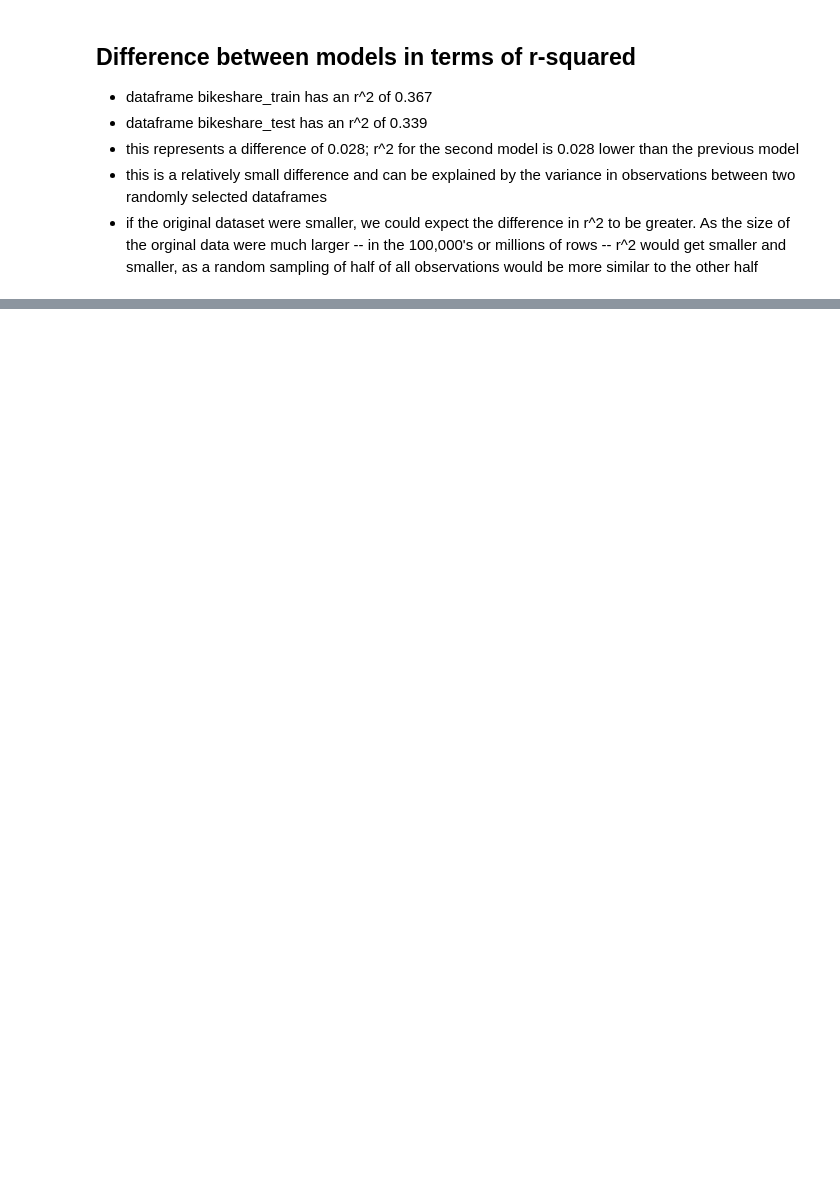
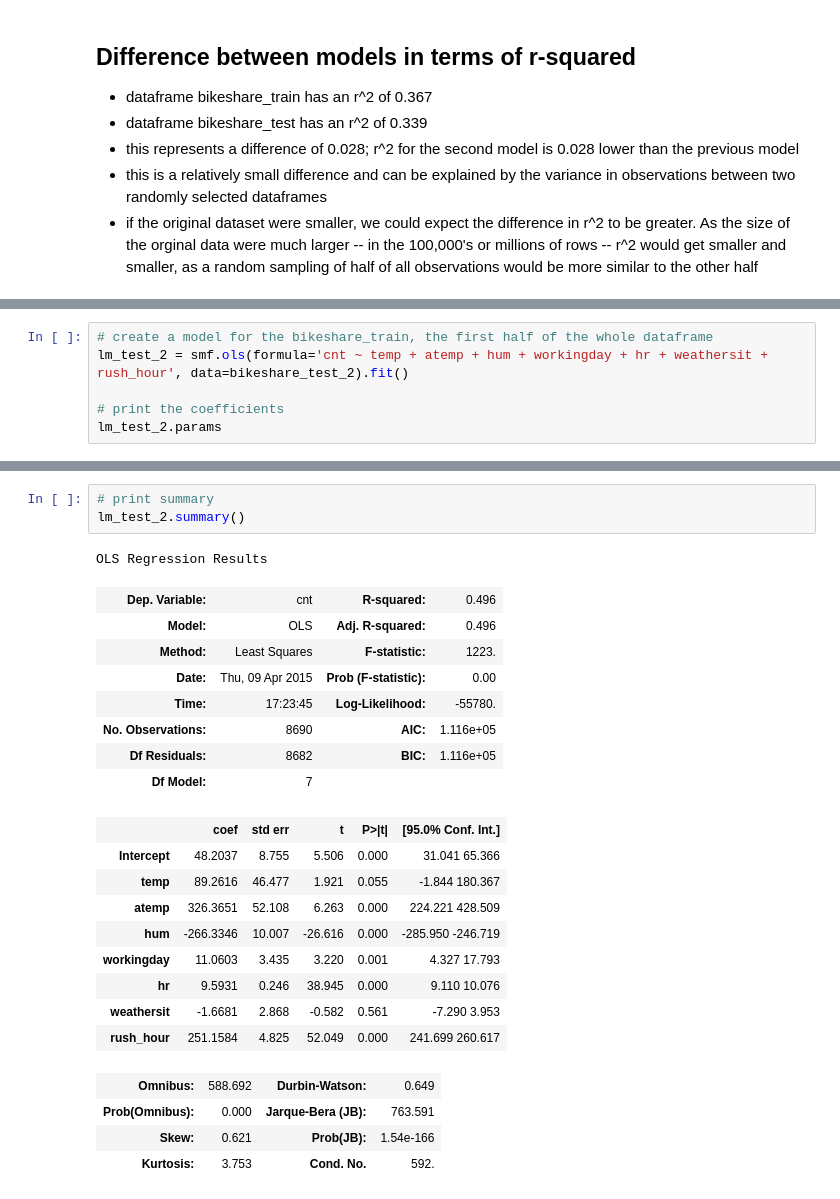
Before and after one commit to williamsnichols/DAT_20_Students, a Jupyter notebook: williamsnichols/Assignment5.ipynb, the cells around one changed output, grey strips where cells are left out. Drawn from its saved outputs; the diff is of its cells as text; blank space fills up the shorter version.

```diff
--- a/williamsnichols/Assignment5.ipynb
+++ b/williamsnichols/Assignment5.ipynb
@@ -123,0 +303,6 @@ data.head()
+# %%
+# create a model for the bikeshare_train, the first half of the whole dataframe
+lm_test_2 = smf.ols(formula='cnt ~ temp + atemp + hum + workingday + hr + weathersit + rush_hour', data=bikeshare_test_2).fit()
+
+# print the coefficients
+lm_test_2.params
@@ -123,0 +319,26 @@ data.head()
+# %%
+# print summary
+lm_test_2.summary()
+# %% [output]
+OLS Regression Results
+| Dep. Variable: | cnt | R-squared: | 0.496 |
+| Model: | OLS | Adj. R-squared: | 0.496 |
+| Method: | Least Squares | F-statistic: | 1223. |
+| Date: | Thu, 09 Apr 2015 | Prob (F-statistic): | 0.00 |
+| Time: | 17:23:45 | Log-Likelihood: | -55780. |
+| No. Observations: | 8690 | AIC: | 1.116e+05 |
+| Df Residuals: | 8682 | BIC: | 1.116e+05 |
+| Df Model: | 7 |  |  |
+|  | coef | std err | t | P>|t| | [95.0% Conf. Int.] |
+| Intercept | 48.2037 | 8.755 | 5.506 | 0.000 | 31.041 65.366 |
+| temp | 89.2616 | 46.477 | 1.921 | 0.055 | -1.844 180.367 |
+| atemp | 326.3651 | 52.108 | 6.263 | 0.000 | 224.221 428.509 |
+| hum | -266.3346 | 10.007 | -26.616 | 0.000 | -285.950 -246.719 |
+| workingday | 11.0603 | 3.435 | 3.220 | 0.001 | 4.327 17.793 |
+| hr | 9.5931 | 0.246 | 38.945 | 0.000 | 9.110 10.076 |
+| weathersit | -1.6681 | 2.868 | -0.582 | 0.561 | -7.290 3.953 |
+| rush_hour | 251.1584 | 4.825 | 52.049 | 0.000 | 241.699 260.617 |
+| Omnibus: | 588.692 | Durbin-Watson: | 0.649 |
+| Prob(Omnibus): | 0.000 | Jarque-Bera (JB): | 763.591 |
+| Skew: | 0.621 | Prob(JB): | 1.54e-166 |
+| Kurtosis: | 3.753 | Cond. No. | 592. |
```
Also changed, not shown: parts of 20 cells of this notebook.
